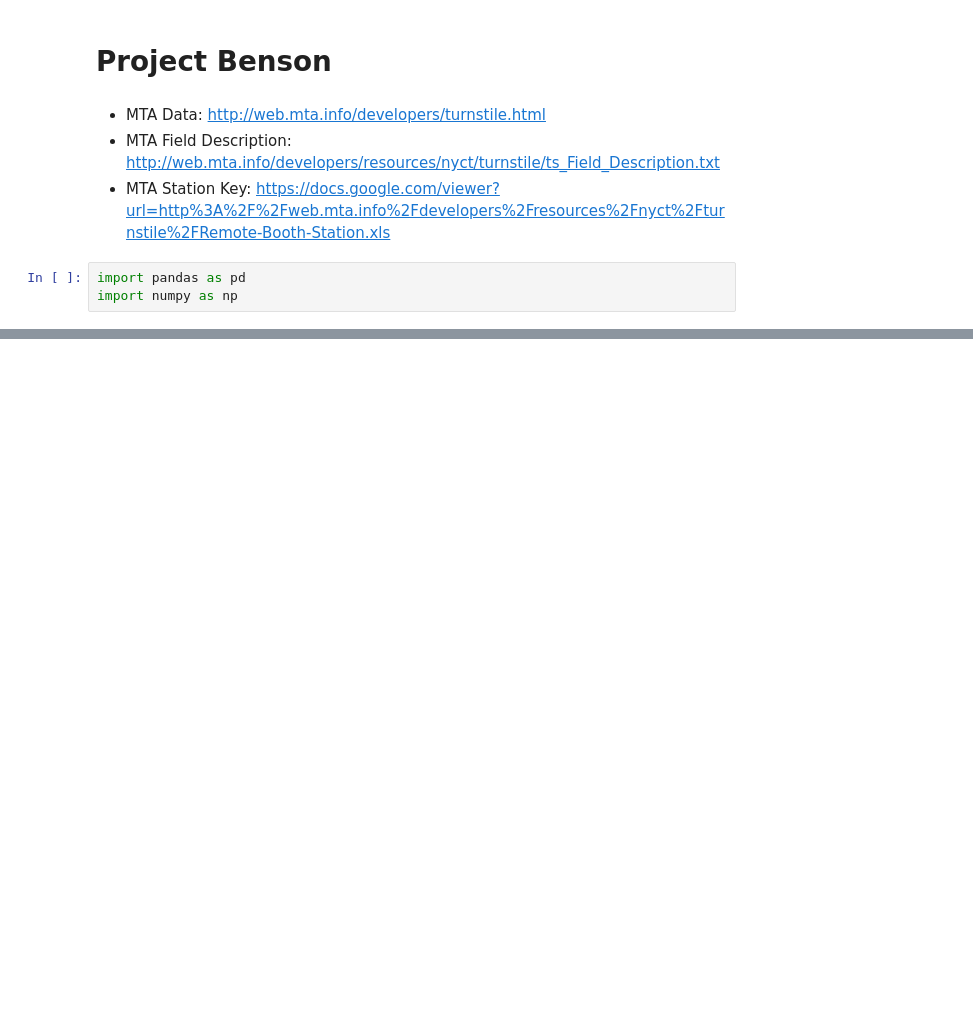
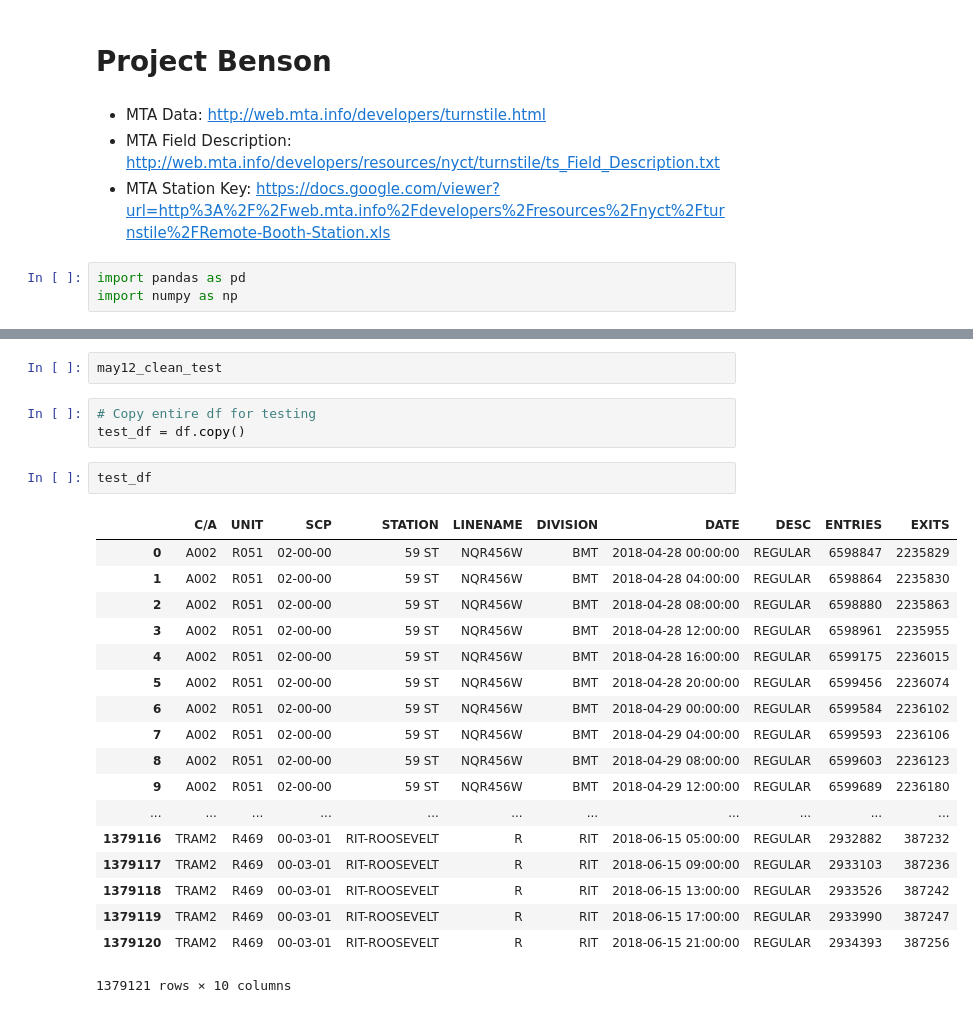
Before and after one commit to wfl/metis_project_benson, a Jupyter notebook: project_1_benson.ipynb, the cells around one changed output, grey strips where cells are left out. Saved outputs shown, nothing was run; the diff lists cells and outputs as text; blank space fills up the shorter version.

```diff
--- a/project_1_benson.ipynb
+++ b/project_1_benson.ipynb
@@ -158,0 +107,26 @@ traffic_new = traffic_test.groupby(['STATION', 'SCP', 'LINENAME', 'UNIT']).apply
+# %%
+may12_clean_test
+# %%
+# Copy entire df for testing
+test_df = df.copy()
+# %%
+test_df
+# %% [output]
+|  | C/A | UNIT | SCP | STATION | LINENAME | DIVISION | DATE | DESC | ENTRIES | EXITS |
+| 0 | A002 | R051 | 02-00-00 | 59 ST | NQR456W | BMT | 2018-04-28 00:00:00 | REGULAR | 6598847 | 2235829 |
+| 1 | A002 | R051 | 02-00-00 | 59 ST | NQR456W | BMT | 2018-04-28 04:00:00 | REGULAR | 6598864 | 2235830 |
+| 2 | A002 | R051 | 02-00-00 | 59 ST | NQR456W | BMT | 2018-04-28 08:00:00 | REGULAR | 6598880 | 2235863 |
+| 3 | A002 | R051 | 02-00-00 | 59 ST | NQR456W | BMT | 2018-04-28 12:00:00 | REGULAR | 6598961 | 2235955 |
+| 4 | A002 | R051 | 02-00-00 | 59 ST | NQR456W | BMT | 2018-04-28 16:00:00 | REGULAR | 6599175 | 2236015 |
+| 5 | A002 | R051 | 02-00-00 | 59 ST | NQR456W | BMT | 2018-04-28 20:00:00 | REGULAR | 6599456 | 2236074 |
+| 6 | A002 | R051 | 02-00-00 | 59 ST | NQR456W | BMT | 2018-04-29 00:00:00 | REGULAR | 6599584 | 2236102 |
+| 7 | A002 | R051 | 02-00-00 | 59 ST | NQR456W | BMT | 2018-04-29 04:00:00 | REGULAR | 6599593 | 2236106 |
+| 8 | A002 | R051 | 02-00-00 | 59 ST | NQR456W | BMT | 2018-04-29 08:00:00 | REGULAR | 6599603 | 2236123 |
+| 9 | A002 | R051 | 02-00-00 | 59 ST | NQR456W | BMT | 2018-04-29 12:00:00 | REGULAR | 6599689 | 2236180 |
+| ... | ... | ... | ... | ... | ... | ... | ... | ... | ... | ... |
+| 1379116 | TRAM2 | R469 | 00-03-01 | RIT-ROOSEVELT | R | RIT | 2018-06-15 05:00:00 | REGULAR | 2932882 | 387232 |
+| 1379117 | TRAM2 | R469 | 00-03-01 | RIT-ROOSEVELT | R | RIT | 2018-06-15 09:00:00 | REGULAR | 2933103 | 387236 |
+| 1379118 | TRAM2 | R469 | 00-03-01 | RIT-ROOSEVELT | R | RIT | 2018-06-15 13:00:00 | REGULAR | 2933526 | 387242 |
+| 1379119 | TRAM2 | R469 | 00-03-01 | RIT-ROOSEVELT | R | RIT | 2018-06-15 17:00:00 | REGULAR | 2933990 | 387247 |
+| 1379120 | TRAM2 | R469 | 00-03-01 | RIT-ROOSEVELT | R | RIT | 2018-06-15 21:00:00 | REGULAR | 2934393 | 387256 |
+1379121 rows × 10 columns
```
Also changed, not shown: parts of 41 cells of this notebook, 2 other files.
